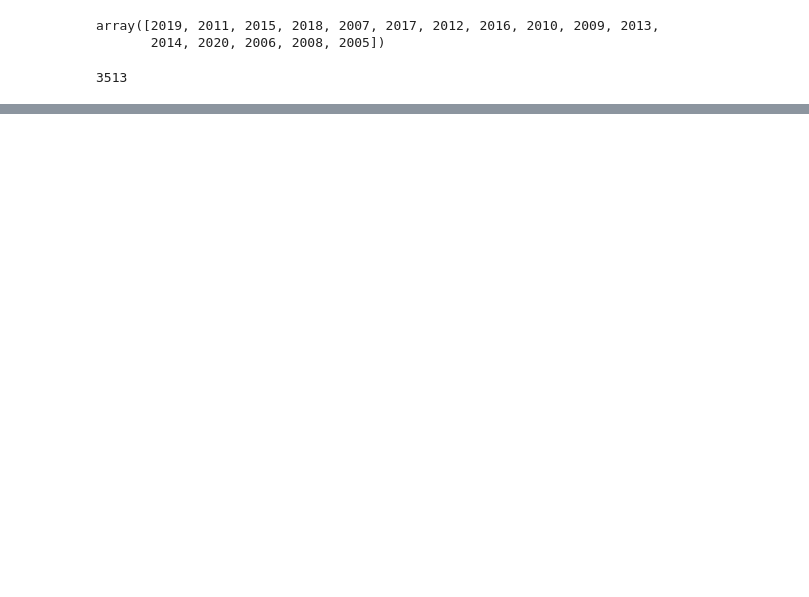
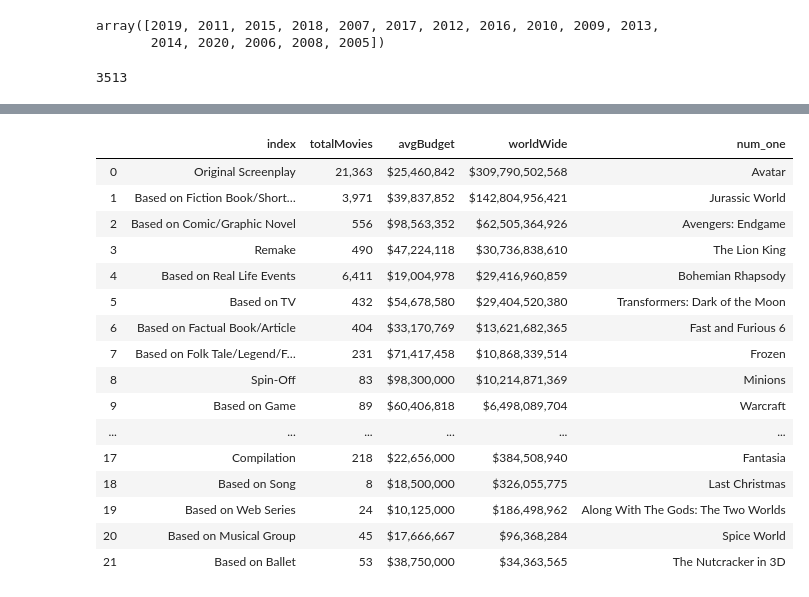
Before and after one commit to Luxorth1/MovieAnalysis, a Jupyter notebook: Web_Scraping.ipynb, the cells around one changed output, grey strips where cells are left out. Cells and saved outputs as stored; diff of their text form; code cells hidden in the pictures; blank space fills up the shorter version.

```diff
--- a/Web_Scraping.ipynb
+++ b/Web_Scraping.ipynb
@@ -311,0 +376,26 @@ df.to_csv('budgetinfo.csv', index=False)
+# %%
+df = pd.read_csv('source.csv')
+df.drop(22, inplace=True)
+df.drop(23, inplace=True)
+df.set_index('index')
+df.to_csv('source.csv',index=False)
+# %%
+df
+# %% [output]
+|  | index | totalMovies | avgBudget | worldWide | num_one |
+| 0 | Original Screenplay | 21,363 | $25,460,842 | $309,790,502,568 | Avatar |
+| 1 | Based on Fiction Book/Short… | 3,971 | $39,837,852 | $142,804,956,421 | Jurassic World |
+| 2 | Based on Comic/Graphic Novel | 556 | $98,563,352 | $62,505,364,926 | Avengers: Endgame |
+| 3 | Remake | 490 | $47,224,118 | $30,736,838,610 | The Lion King |
+| 4 | Based on Real Life Events | 6,411 | $19,004,978 | $29,416,960,859 | Bohemian Rhapsody |
+| 5 | Based on TV | 432 | $54,678,580 | $29,404,520,380 | Transformers: Dark of the Moon |
+| 6 | Based on Factual Book/Article | 404 | $33,170,769 | $13,621,682,365 | Fast and Furious 6 |
+| 7 | Based on Folk Tale/Legend/F… | 231 | $71,417,458 | $10,868,339,514 | Frozen |
+| 8 | Spin-Off | 83 | $98,300,000 | $10,214,871,369 | Minions |
+| 9 | Based on Game | 89 | $60,406,818 | $6,498,089,704 | Warcraft |
+| ... | ... | ... | ... | ... | ... |
+| 17 | Compilation | 218 | $22,656,000 | $384,508,940 | Fantasia |
+| 18 | Based on Song | 8 | $18,500,000 | $326,055,775 | Last Christmas |
+| 19 | Based on Web Series | 24 | $10,125,000 | $186,498,962 | Along With The Gods: The Two Worlds |
+| 20 | Based on Musical Group | 45 | $17,666,667 | $96,368,284 | Spice World |
+| 21 | Based on Ballet | 53 | $38,750,000 | $34,363,565 | The Nutcracker in 3D |
```
Also changed, not shown: parts of 9 cells of this notebook, 5 other files.
